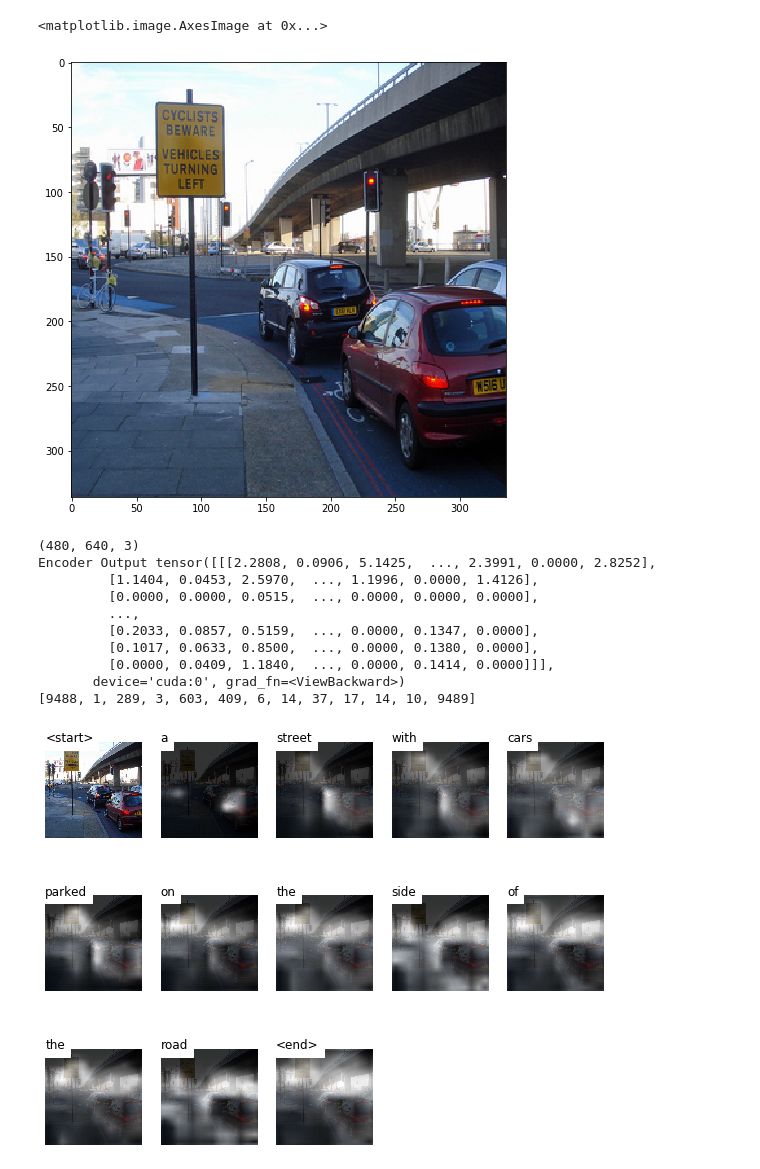
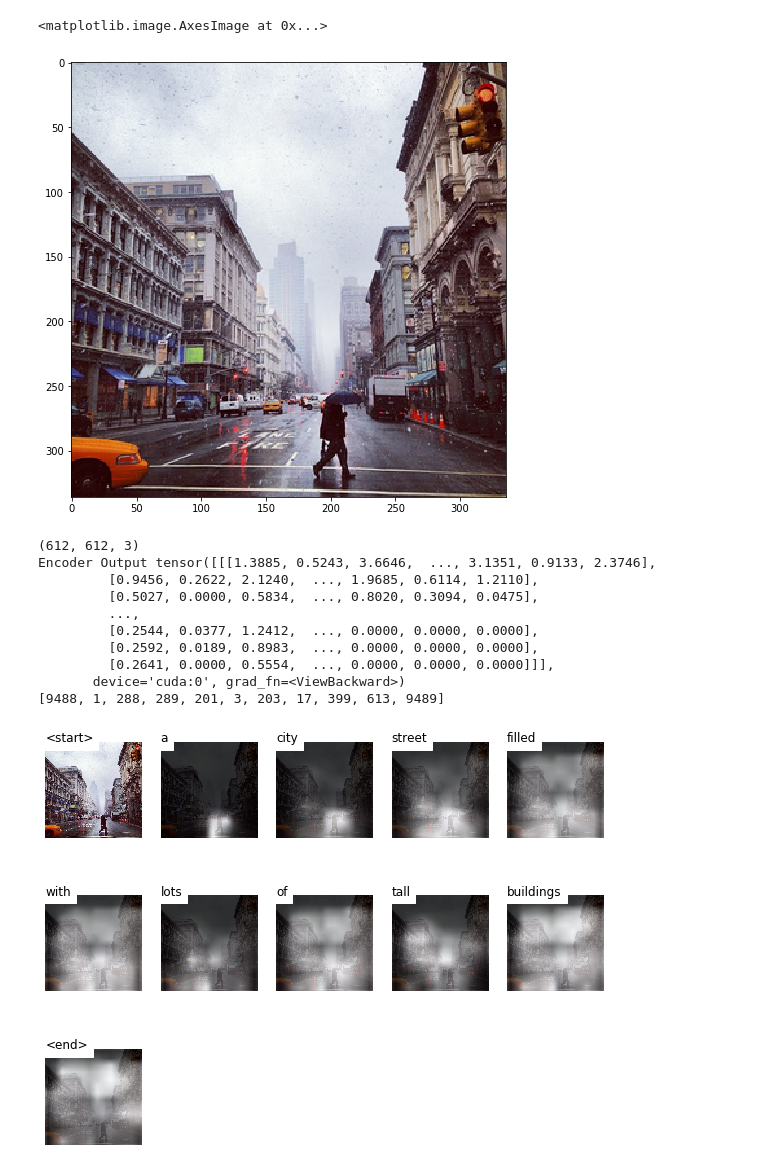
Before and after one commit to mayankiitg/Deep-Neural-Vision, a Jupyter notebook: UseTrainedModel.ipynb, the cells around one changed output. Cells and saved outputs as stored; diff of their text form; code cells hidden in the pictures.

```diff
--- a/UseTrainedModel.ipynb
+++ b/UseTrainedModel.ipynb
@@ -20,42 +20,42 @@ fig_size[0] = 10
 fig_size[1] = 8
 plt.rcParams["figure.figsize"] = fig_size
 # %%
-image_path1='/data/dataset/flickr-8k/Flickr_Data/Flickr_Data/Images/3101378069_f8caa14c0a.jpg'
-image_path2='/data/dataset/flickr-8k/Flickr_Data/Flickr_Data/Images/2472634822_7d5d2858c0.jpg'
-image_path3='/data/dataset/flickr-8k/Flickr_Data/Flickr_Data/Images/3259666643_ae49524c81.jpg'
-image_path4='/data/dataset/coco/Images/val2014/COCO_val2014_000000065258.jpg'
-image_path5='/data/dataset/coco/Images/val2014/COCO_val2014_000000156370.jpg'
-model = '/data/code/pretrained_coco.tar'
-word_map= '/data/code/WORDMAP_pretrained_coco.json'
+# image_path1='/data/dataset/flickr-8k/Flickr_Data/Flickr_Data/Images/3101378069_f8caa14c0a.jpg'
+# image_path2='/data/dataset/flickr-8k/Flickr_Data/Flickr_Data/Images/2472634822_7d5d2858c0.jpg'
+# image_path3='/data/dataset/flickr-8k/Flickr_Data/Flickr_Data/Images/3259666643_ae49524c81.jpg'
+# image_path4='/data/dataset/coco/Images/val2014/COCO_val2014_000000065258.jpg'
+image_path5='/data/dataset/coco/Images/val2014/COCO_val2014_000000157019.jpg'
+model = 'checkpoints/full_coco_sched_sample_encoder_finetune/BEST_checkpoint_coco_5_cap_per_img_5_min_word_freq.pth.tar'
+word_map= '/data/code/data_outdoor_full_coco/WORDMAP_coco_5_cap_per_img_5_min_word_freq.json'
 
 test_image = image_path5
 image = Image.open(test_image)
 image = image.resize([14 * 24, 14 * 24], Image.LANCZOS)
 plt.imshow(image)
 
 # print("asdsd")
 
 # img = imread(image_path1)
 # print(img)
 # img = resize(img, (256, 256), preserve_range=True)
 # print(img)
 
 # img2=skimage.img_as_ubyte(resize(img, (256, 256)))
 # print(img2)
 # %% [output]
 <matplotlib.image.AxesImage at 0x...>
-[figure, old version]
+[figure, new version]
 # %%
 getCaptions(test_image,word_map,model)
 # %% [output]
-(480, 640, 3)
-Encoder Output tensor([[[2.2808, 0.0906, 5.1425,  ..., 2.3991, 0.0000, 2.8252],
-         [1.1404, 0.0453, 2.5970,  ..., 1.1996, 0.0000, 1.4126],
-         [0.0000, 0.0000, 0.0515,  ..., 0.0000, 0.0000, 0.0000],
+(612, 612, 3)
+Encoder Output tensor([[[1.3885, 0.5243, 3.6646,  ..., 3.1351, 0.9133, 2.3746],
+         [0.9456, 0.2622, 2.1240,  ..., 1.9685, 0.6114, 1.2110],
+         [0.5027, 0.0000, 0.5834,  ..., 0.8020, 0.3094, 0.0475],
          ...,
-         [0.2033, 0.0857, 0.5159,  ..., 0.0000, 0.1347, 0.0000],
-         [0.1017, 0.0633, 0.8500,  ..., 0.0000, 0.1380, 0.0000],
-         [0.0000, 0.0409, 1.1840,  ..., 0.0000, 0.1414, 0.0000]]],
+         [0.2544, 0.0377, 1.2412,  ..., 0.0000, 0.0000, 0.0000],
+         [0.2592, 0.0189, 0.8983,  ..., 0.0000, 0.0000, 0.0000],
+         [0.2641, 0.0000, 0.5554,  ..., 0.0000, 0.0000, 0.0000]]],
        device='cuda:0', grad_fn=<ViewBackward>)
-[9488, 1, 289, 3, 603, 409, 6, 14, 37, 17, 14, 10, 9489]
+[9488, 1, 288, 289, 201, 3, 203, 17, 399, 613, 9489]
-[figure, old version]
+[figure, new version]
```
Also changed, not shown: 2 other files.
